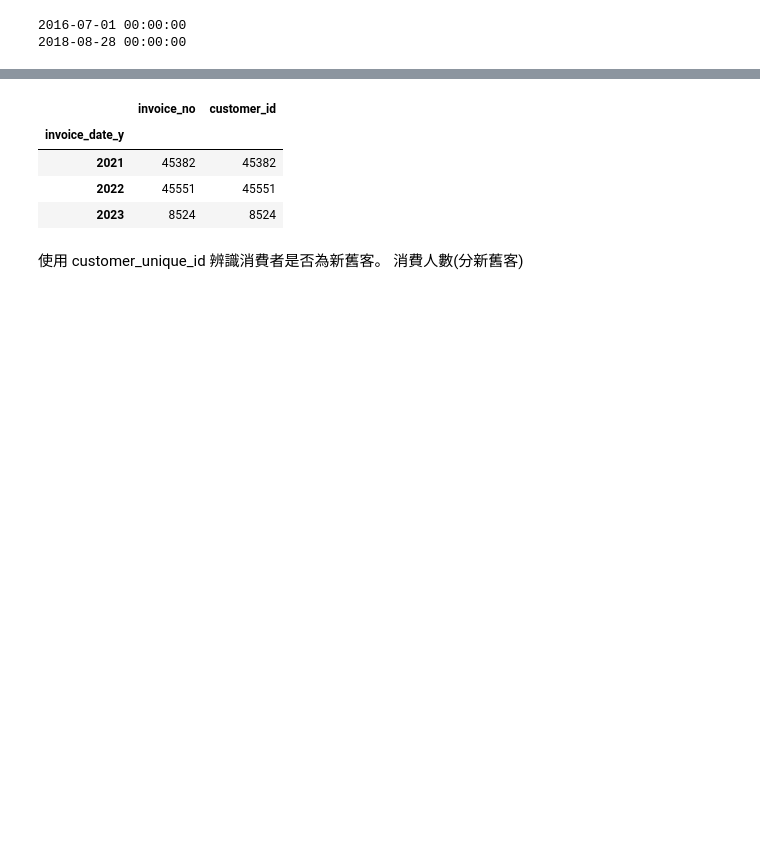
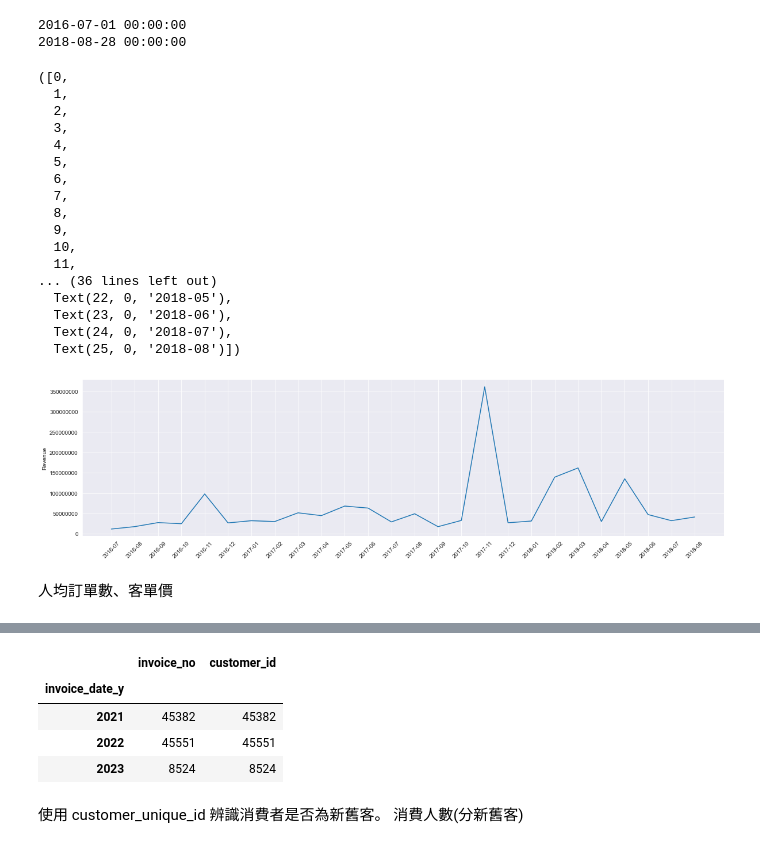
Before and after one commit to LiangYuDer/E-commerce-Analysis, a Jupyter notebook: ec_analysis.ipynb, the cells around one changed output, grey strips where cells are left out. Saved outputs shown, nothing was run; the diff lists cells and outputs as text; code cells hidden in the pictures; blank space fills up the shorter version.

```diff
--- a/ec_analysis.ipynb
+++ b/ec_analysis.ipynb
@@ -33,0 +74,2 @@ dt = dt.dropna(how = 'all')
+# %%
+dt = dt[dt["grand_total"] >= 0]
@@ -34,3 +84,20 @@ dt = dt.dropna(how = 'all')
+# %%
+dt["status"] = dt["status"].replace(
+    {"complete": "completed",
+    "received": "completed",
+    "cod": "completed",
+    "paid": "completed",
+    "closed": "completed",
+    "exchange": "completed",
+    "canceled": "canceled",
+    "order_refunded": "canceled",
+    "refund": "canceled",
+    "fraud": "canceled",
+    "payment_review": "pending",
+    "pending": "pending",
+    "processing": "pending",
+    "holded": "pending",
+    "pending_paypal": "pending"})
 # %%
 #將部分columns轉換成正確的資料類型
 dt['Customer ID'] = dt['Customer ID'].astype(str)
@@ -71,5 +116,40 @@ print(dt["created_at_date"].max())
 # %% [output]
 2016-07-01 00:00:00
 2018-08-28 00:00:00
+# %%
+#1: 計算2016/07/01 - 2018/08/28 月營收
+revenue = dt[dt["status"] == "completed"][["Year", "Month", "qty_ordered", "grand_total"]].groupby(["Year", "Month"]).agg('sum').sort_values(by=["Year", "Month"]).reset_index()
+created_at_y_m = revenue["Year"].astype(str) + "-" + revenue["Month"]
+revenue.insert(0,"Year_Month",created_at_y_m)
+# %%
+fig, ax = plt.subplots(figsize=(20, 5))
+sns.set_style("darkgrid")
+sns.lineplot(data=revenue, x="Year_Month", y="grand_total")
+ax.yaxis.get_major_formatter().set_scientific(False)
+#ax.yaxis.get_major_formatter().set_useOffset(False)
+ax.set_xlabel('')
+ax.set_ylabel('Revenue')
+plt.xticks(rotation=45)
+# %% [output]
+([0,
+  1,
+  2,
+  3,
+  4,
+  5,
+  6,
+  7,
+  8,
+  9,
+  10,
+  11,
+... (36 lines left out)
+  Text(22, 0, '2018-05'),
+  Text(23, 0, '2018-06'),
+  Text(24, 0, '2018-07'),
+  Text(25, 0, '2018-08')])
+[figure, added]
+# %% [markdown]
+人均訂單數、客單價
 # %%
 # %% [output]
```
Also changed, not shown: parts of 21 cells of this notebook.
